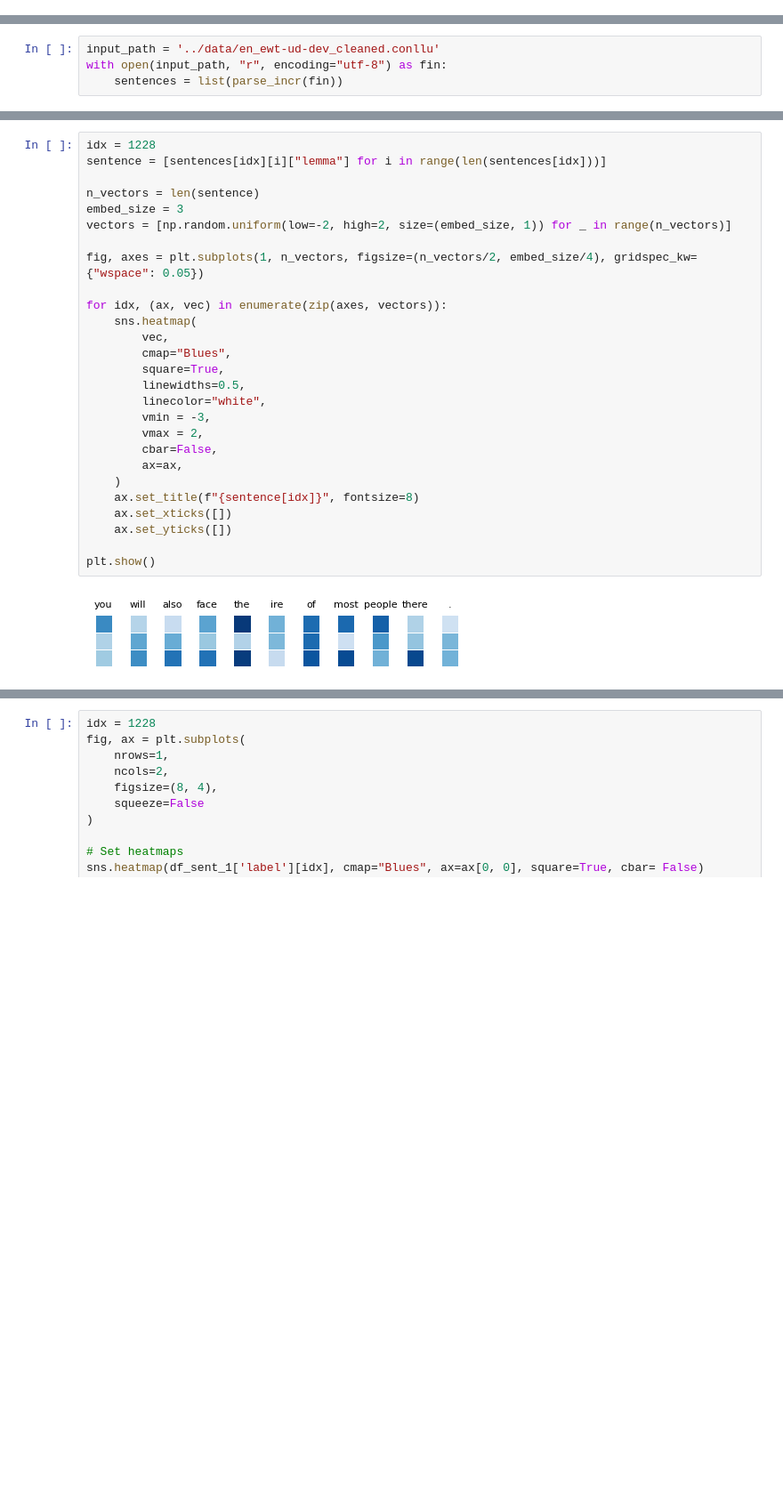
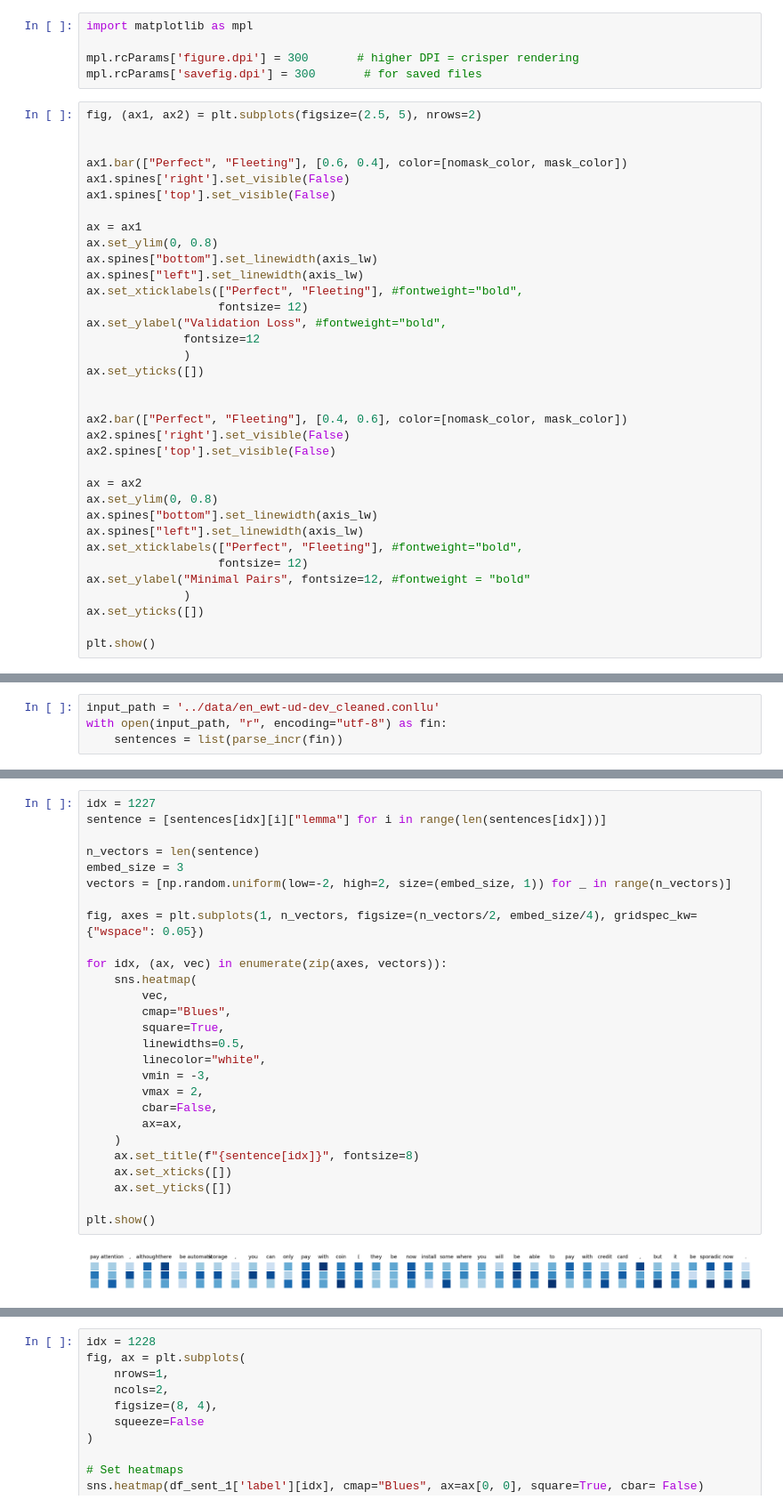
Before and after one commit to onjurgensen/structural-probes, a Jupyter notebook: test_notebook.ipynb, the cells around one changed output, grey strips where cells are left out. Shown at 89% size. Drawn from its saved outputs; the diff is of its cells as text; blank space fills up the shorter version.

```diff
--- a/test_notebook.ipynb
+++ b/test_notebook.ipynb
@@ -567,0 +583,40 @@ plt.show()
+# %%
+import matplotlib as mpl
+
+mpl.rcParams['figure.dpi'] = 300       # higher DPI = crisper rendering
+mpl.rcParams['savefig.dpi'] = 300       # for saved files
+# %%
+fig, (ax1, ax2) = plt.subplots(figsize=(2.5, 5), nrows=2)
+
+
+ax1.bar(["Perfect", "Fleeting"], [0.6, 0.4], color=[nomask_color, mask_color])
+ax1.spines['right'].set_visible(False)
+ax1.spines['top'].set_visible(False)
+
+ax = ax1
+ax.set_ylim(0, 0.8)
+ax.spines["bottom"].set_linewidth(axis_lw)
+ax.spines["left"].set_linewidth(axis_lw)
+ax.set_xticklabels(["Perfect", "Fleeting"], #fontweight="bold",
+                   fontsize= 12)
+ax.set_ylabel("Validation Loss", #fontweight="bold",
+              fontsize=12
+              )
+ax.set_yticks([])
+
+
+ax2.bar(["Perfect", "Fleeting"], [0.4, 0.6], color=[nomask_color, mask_color])
+ax2.spines['right'].set_visible(False)
+ax2.spines['top'].set_visible(False)
+
+ax = ax2
+ax.set_ylim(0, 0.8)
+ax.spines["bottom"].set_linewidth(axis_lw)
+ax.spines["left"].set_linewidth(axis_lw)
+ax.set_xticklabels(["Perfect", "Fleeting"], #fontweight="bold",
+                   fontsize= 12)
+ax.set_ylabel("Minimal Pairs", fontsize=12, #fontweight = "bold"
+              )
+ax.set_yticks([])
+
+plt.show()
@@ -572,32 +645,32 @@ with open(input_path, "r", encoding="utf-8") as fin:
 # %%
-idx = 1228
+idx = 1227
 sentence = [sentences[idx][i]["lemma"] for i in range(len(sentences[idx]))]
 
 n_vectors = len(sentence)
 embed_size = 3
 vectors = [np.random.uniform(low=-2, high=2, size=(embed_size, 1)) for _ in range(n_vectors)]
 
 fig, axes = plt.subplots(1, n_vectors, figsize=(n_vectors/2, embed_size/4), gridspec_kw={"wspace": 0.05})
 
 for idx, (ax, vec) in enumerate(zip(axes, vectors)):
     sns.heatmap(
         vec,
         cmap="Blues",
         square=True,
         linewidths=0.5,
         linecolor="white",
         vmin = -3,
         vmax = 2,
         cbar=False,
         ax=ax,
     )
     ax.set_title(f"{sentence[idx]}", fontsize=8)
     ax.set_xticks([])
     ax.set_yticks([])
 
 plt.show()
 # %% [output]
-[figure, old version]
+[figure, new version]
 # %%
 def distance_matrix_from_sentence(sentence):
     """
```
Also changed, not shown: parts of 30 cells of this notebook.
